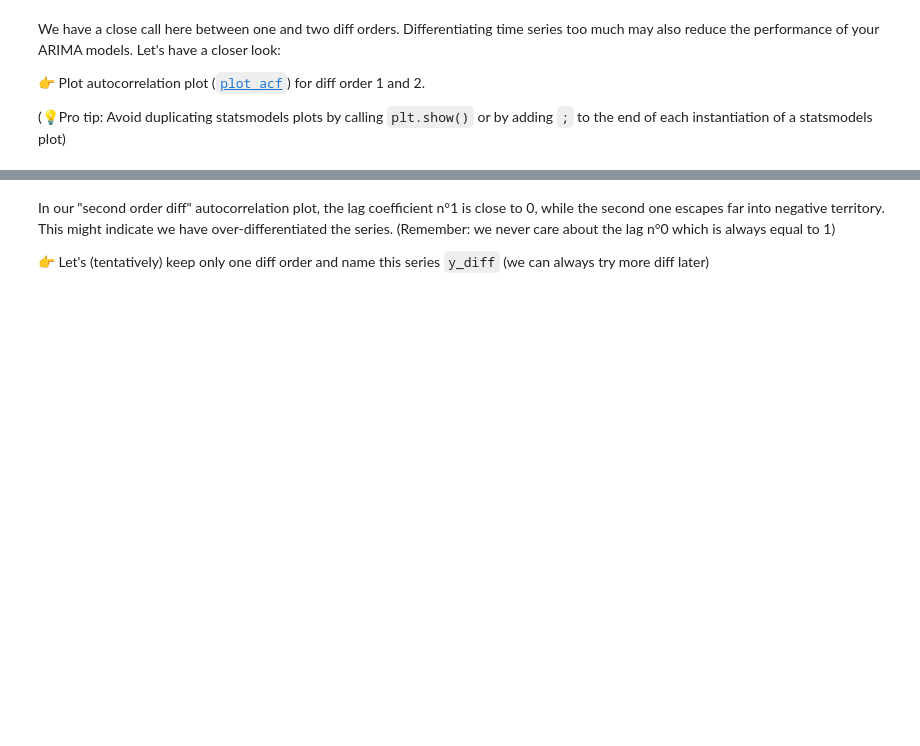
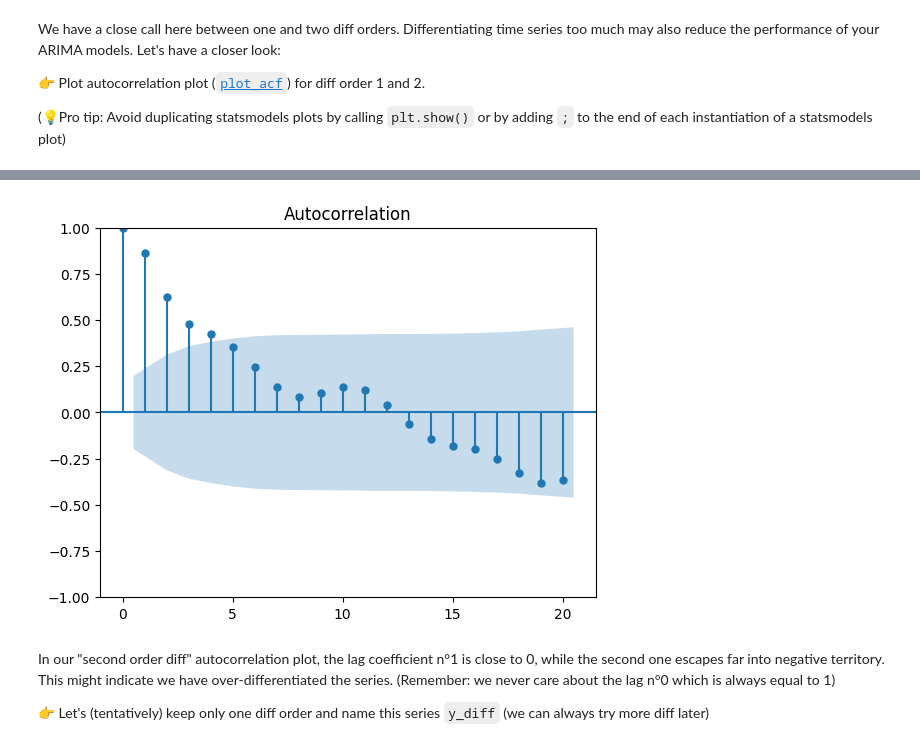
Before and after one commit to GasparinB/data-arima, a Jupyter notebook: arima.ipynb, the cells around one changed output, grey strips where cells are left out. Cells and saved outputs as stored; diff of their text form; code cells hidden in the pictures; blank space fills up the shorter version.

```diff
--- a/arima.ipynb
+++ b/arima.ipynb
@@ -67,3 +97,7 @@ We have a close call here between one and two diff orders. Differentiating time
+# %%
+plot_acf(y.diff(2).dropna());
+# %% [output]
+[figure, added]
 # %% [markdown]
 In our "second order diff" autocorrelation plot, the lag coefficient n°1 is close to 0, while the second one escapes far into negative territory. This might indicate we have over-differentiated the series. (Remember: we never care about the lag n°0 which is always equal to 1)
 
```
Also changed, not shown: parts of 33 cells of this notebook.
